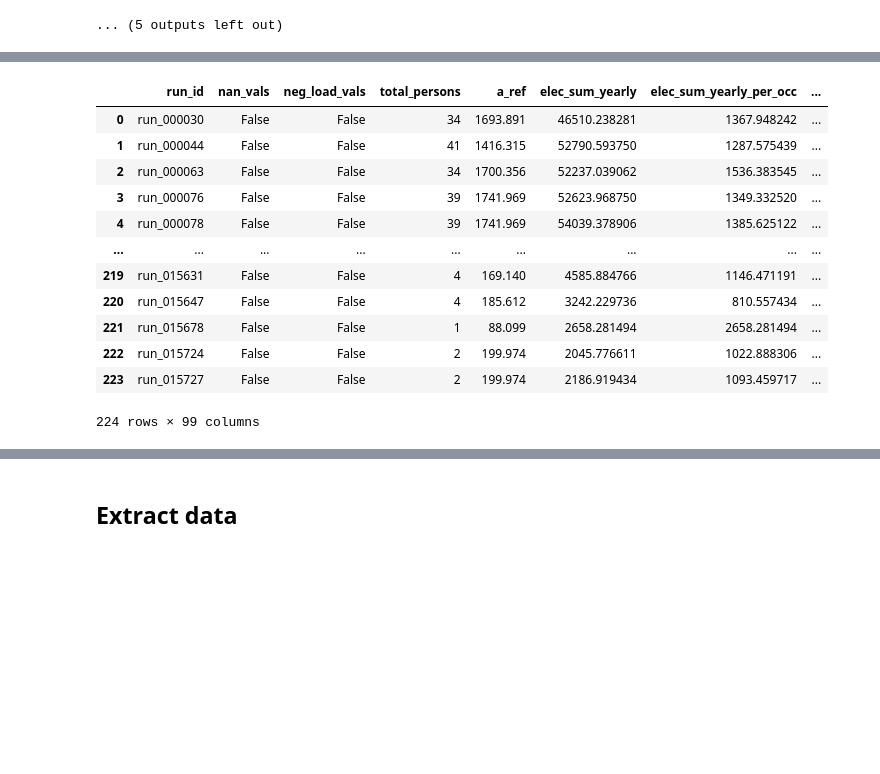
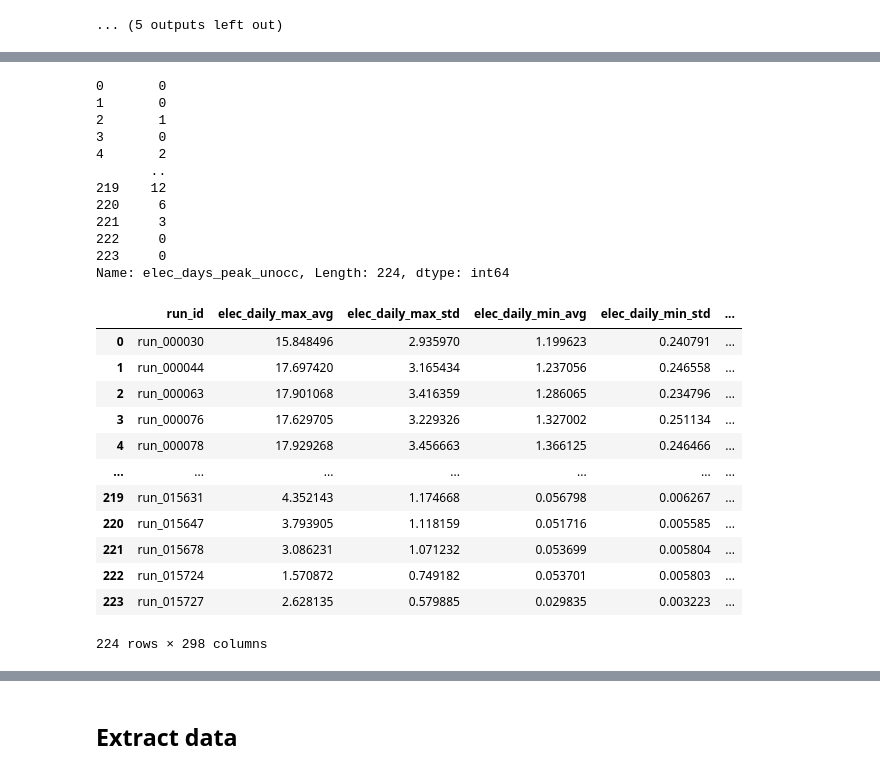
Before and after one commit to NV717/Master_Thesis_EWI_2026, a Jupyter notebook: Ch_1_Data_Preparation/DataPreparation.ipynb, the cells around one changed output, grey strips where cells are left out. Cells and saved outputs as stored; diff of their text form; code cells hidden in the pictures; blank space fills up the shorter version.

```diff
--- a/Ch_1_Data_Preparation/DataPreparation.ipynb
+++ b/Ch_1_Data_Preparation/DataPreparation.ipynb
@@ -95,16 +180,31 @@ checkts=check_timeseries(RESULTS_DIR2)
 # %%
-checkts
+checkts[0]["elec_days_peak_unocc"]
 # %% [output]
-|  | run_id | nan_vals | neg_load_vals | total_persons | a_ref | elec_sum_yearly | elec_sum_yearly_per_occ | ... |
-| 0 | run_000030 | False | False | 34 | 1693.891 | 46510.238281 | 1367.948242 | ... |
-| 1 | run_000044 | False | False | 41 | 1416.315 | 52790.593750 | 1287.575439 | ... |
-| 2 | run_000063 | False | False | 34 | 1700.356 | 52237.039062 | 1536.383545 | ... |
-| 3 | run_000076 | False | False | 39 | 1741.969 | 52623.968750 | 1349.332520 | ... |
-| 4 | run_000078 | False | False | 39 | 1741.969 | 54039.378906 | 1385.625122 | ... |
-| ... | ... | ... | ... | ... | ... | ... | ... | ... |
-| 219 | run_015631 | False | False | 4 | 169.140 | 4585.884766 | 1146.471191 | ... |
-| 220 | run_015647 | False | False | 4 | 185.612 | 3242.229736 | 810.557434 | ... |
-| 221 | run_015678 | False | False | 1 | 88.099 | 2658.281494 | 2658.281494 | ... |
-| 222 | run_015724 | False | False | 2 | 199.974 | 2045.776611 | 1022.888306 | ... |
-| 223 | run_015727 | False | False | 2 | 199.974 | 2186.919434 | 1093.459717 | ... |
-224 rows × 99 columns
+0       0
+1       0
+2       1
+3       0
+4       2
+       ..
+219    12
+220     6
+221     3
+222     0
+223     0
+Name: elec_days_peak_unocc, Length: 224, dtype: int64
+# %%
+checkts[1]
+# %% [output]
+|  | run_id | elec_daily_max_avg | elec_daily_max_std | elec_daily_min_avg | elec_daily_min_std | ... |
+| 0 | run_000030 | 15.848496 | 2.935970 | 1.199623 | 0.240791 | ... |
+| 1 | run_000044 | 17.697420 | 3.165434 | 1.237056 | 0.246558 | ... |
+| 2 | run_000063 | 17.901068 | 3.416359 | 1.286065 | 0.234796 | ... |
+| 3 | run_000076 | 17.629705 | 3.229326 | 1.327002 | 0.251134 | ... |
+| 4 | run_000078 | 17.929268 | 3.456663 | 1.366125 | 0.246466 | ... |
+| ... | ... | ... | ... | ... | ... | ... |
+| 219 | run_015631 | 4.352143 | 1.174668 | 0.056798 | 0.006267 | ... |
+| 220 | run_015647 | 3.793905 | 1.118159 | 0.051716 | 0.005585 | ... |
+| 221 | run_015678 | 3.086231 | 1.071232 | 0.053699 | 0.005804 | ... |
+| 222 | run_015724 | 1.570872 | 0.749182 | 0.053701 | 0.005803 | ... |
+| 223 | run_015727 | 2.628135 | 0.579885 | 0.029835 | 0.003223 | ... |
+224 rows × 298 columns
```
Also changed, not shown: parts of 11 cells of this notebook, 2 other files.
